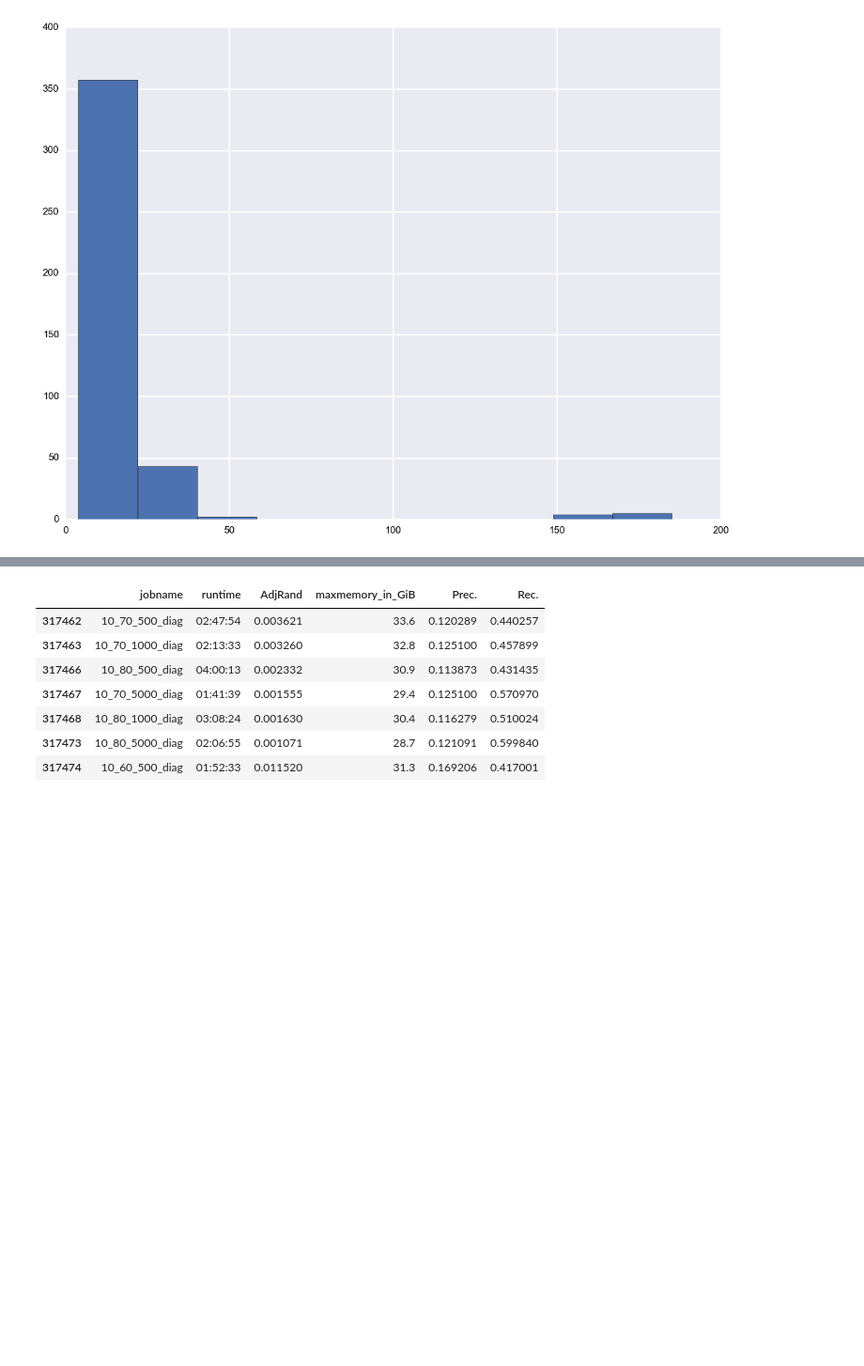
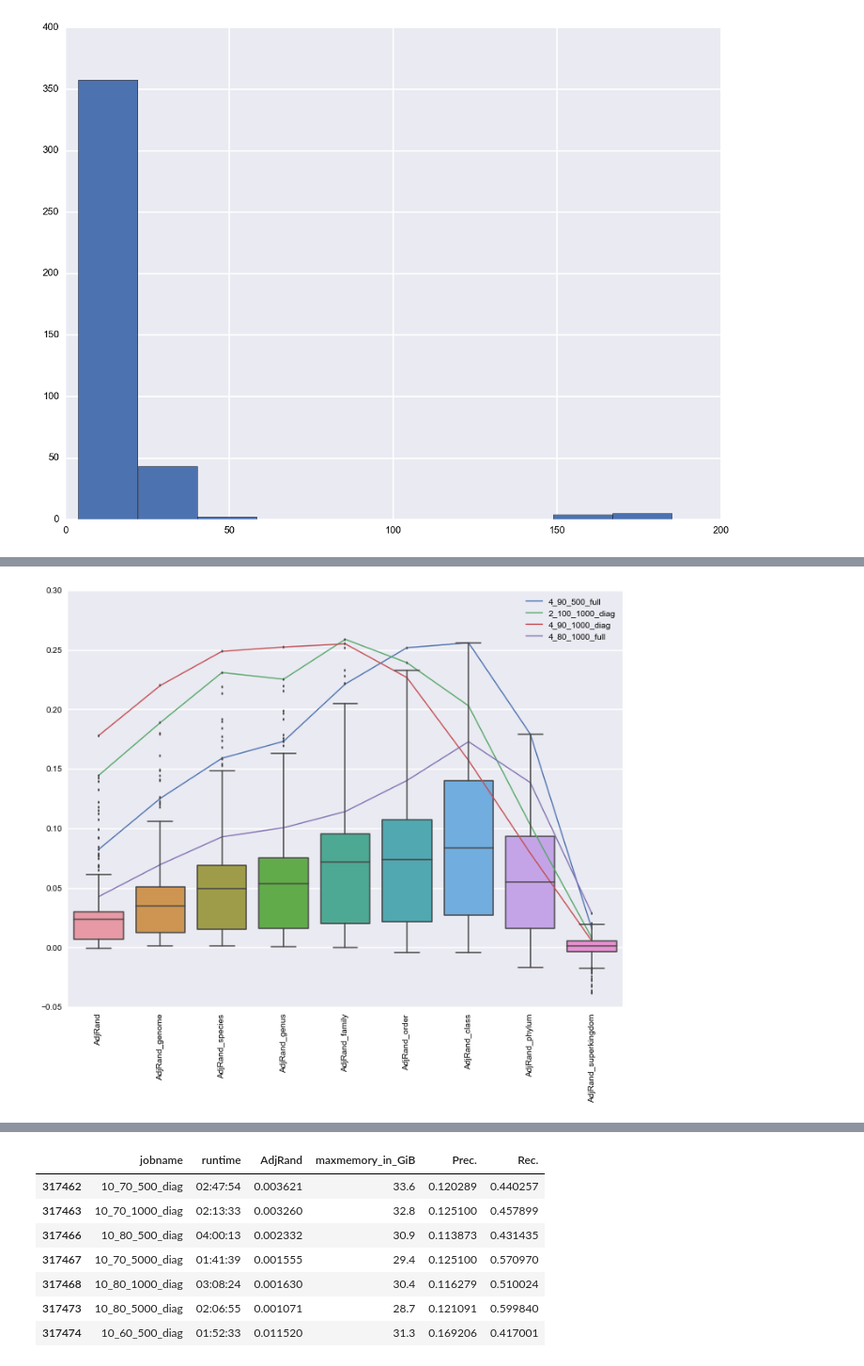
Before and after one commit to alneberg/public_notebooks, a Jupyter notebook: exjobb-matplotlib-seaborn.ipynb, the cells around one changed output, grey strips where cells are left out. Shown at 94% size. Cells and saved outputs as stored; diff of their text form; code cells hidden in the pictures; blank space fills up the shorter version.

```diff
--- a/exjobb-matplotlib-seaborn.ipynb
+++ b/exjobb-matplotlib-seaborn.ipynb
@@ -106,0 +110,19 @@ joined_df[joined_df["AdjRand"] == joined_df["AdjRand"].max()]
+# %%
+taxonomies = ['genome', 'species', 'genus', 'family',
+              'order', 'class', 'phylum', 'superkingdom']
+adjrands = ['AdjRand'] + ['AdjRand_' + tax for tax in taxonomies]
+best_dict = {}
+for col in adjrands:
+    best_dict[col] = joined_df[joined_df[col] == joined_df[col].max()].index.values[0]
+best_df = joined_df.ix[list(set(best_dict.values()))]
+# %%
+for index, row in best_df.iterrows():
+    x = [1,2,3,4,5,6,7,8,9]
+    y = row[adjrands]
+    label = row['jobname']
+    plt.plot(x,y, label = label)
+plt.xticks(x, adjrands, rotation='vertical')
+plt.legend()
+_ = sns.boxplot(fin_df[['AdjRand'] + ['AdjRand_' + tax for tax in taxonomies]])
+# %% [output]
+[figure, added]
```
Also changed, not shown: parts of 7 cells of this notebook.
